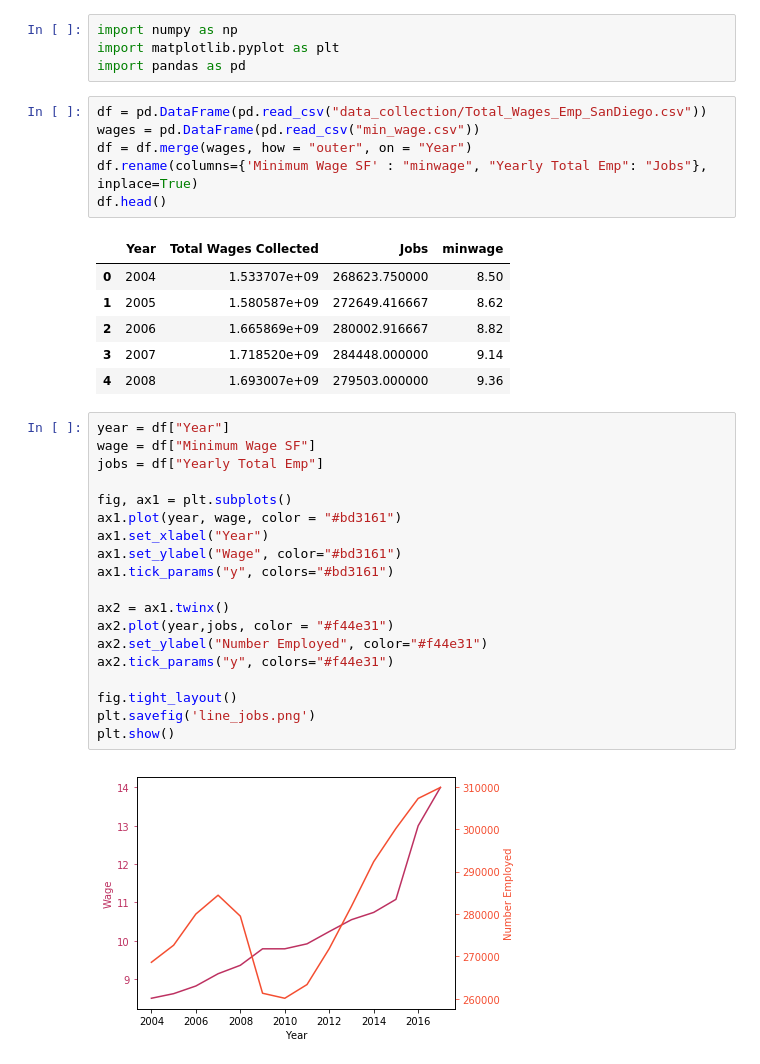
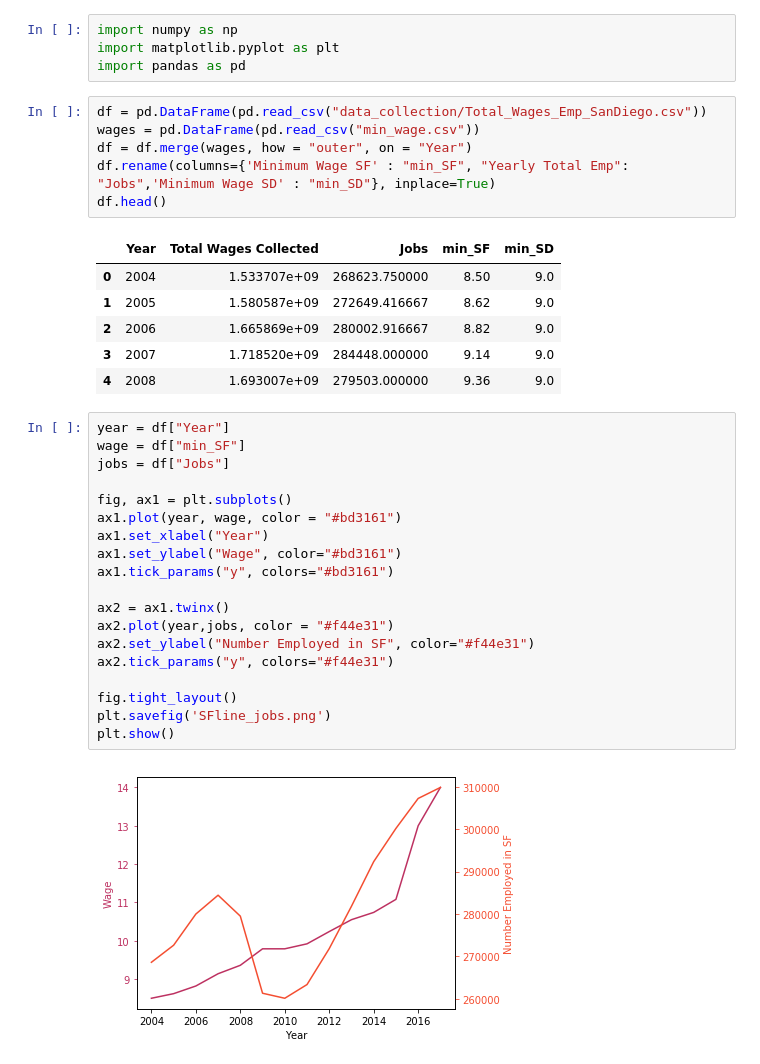
Before and after one commit to nalehc/Team_Four, a Jupyter notebook: graphs_jobs.ipynb, the cells around one changed output. Drawn from its saved outputs; the diff is of its cells as text.

```diff
--- a/graphs_jobs.ipynb
+++ b/graphs_jobs.ipynb
@@ -6,35 +6,35 @@ import pandas as pd
 df = pd.DataFrame(pd.read_csv("data_collection/Total_Wages_Emp_SanDiego.csv"))
 wages = pd.DataFrame(pd.read_csv("min_wage.csv"))
 df = df.merge(wages, how = "outer", on = "Year")
-df.rename(columns={'Minimum Wage SF' : "minwage", "Yearly Total Emp": "Jobs"}, inplace=True)
+df.rename(columns={'Minimum Wage SF' : "min_SF", "Yearly Total Emp": "Jobs",'Minimum Wage SD' : "min_SD"}, inplace=True)
 df.head()
 # %% [output]
-|  | Year | Total Wages Collected | Jobs | minwage |
-| 0 | 2004 | 1.533707e+09 | 268623.750000 | 8.50 |
-| 1 | 2005 | 1.580587e+09 | 272649.416667 | 8.62 |
-| 2 | 2006 | 1.665869e+09 | 280002.916667 | 8.82 |
-| 3 | 2007 | 1.718520e+09 | 284448.000000 | 9.14 |
-| 4 | 2008 | 1.693007e+09 | 279503.000000 | 9.36 |
+|  | Year | Total Wages Collected | Jobs | min_SF | min_SD |
+| 0 | 2004 | 1.533707e+09 | 268623.750000 | 8.50 | 9.0 |
+| 1 | 2005 | 1.580587e+09 | 272649.416667 | 8.62 | 9.0 |
+| 2 | 2006 | 1.665869e+09 | 280002.916667 | 8.82 | 9.0 |
+| 3 | 2007 | 1.718520e+09 | 284448.000000 | 9.14 | 9.0 |
+| 4 | 2008 | 1.693007e+09 | 279503.000000 | 9.36 | 9.0 |
 # %%
 year = df["Year"]
-wage = df["Minimum Wage SF"]
-jobs = df["Yearly Total Emp"]
+wage = df["min_SF"]
+jobs = df["Jobs"]
 
 fig, ax1 = plt.subplots()
 ax1.plot(year, wage, color = "#bd3161")
 ax1.set_xlabel("Year")
 ax1.set_ylabel("Wage", color="#bd3161")
 ax1.tick_params("y", colors="#bd3161")
 
 ax2 = ax1.twinx()
 ax2.plot(year,jobs, color = "#f44e31")
-ax2.set_ylabel("Number Employed", color="#f44e31")
+ax2.set_ylabel("Number Employed in SF", color="#f44e31")
 ax2.tick_params("y", colors="#f44e31")
 
 fig.tight_layout()
-plt.savefig('line_jobs.png')
+plt.savefig('SFline_jobs.png')
 plt.show()
 # %% [output]
-[figure, old version]
+[figure, new version]
 # %%
 import statsmodels.formula.api as sm
```
Also changed, not shown: parts of 5 cells of this notebook, 5 other files.
